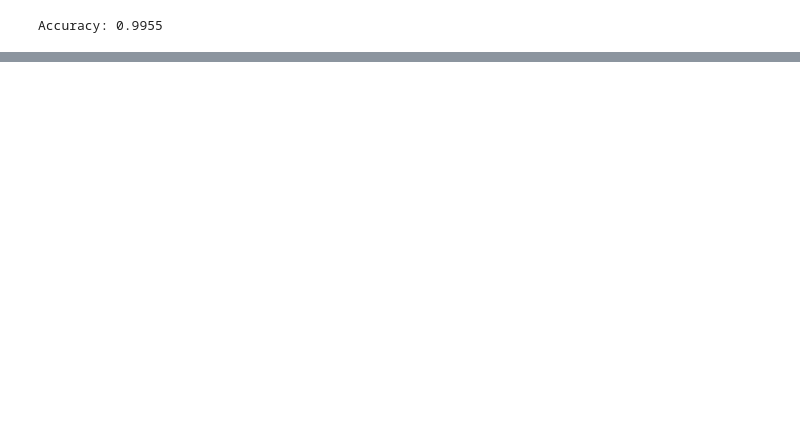
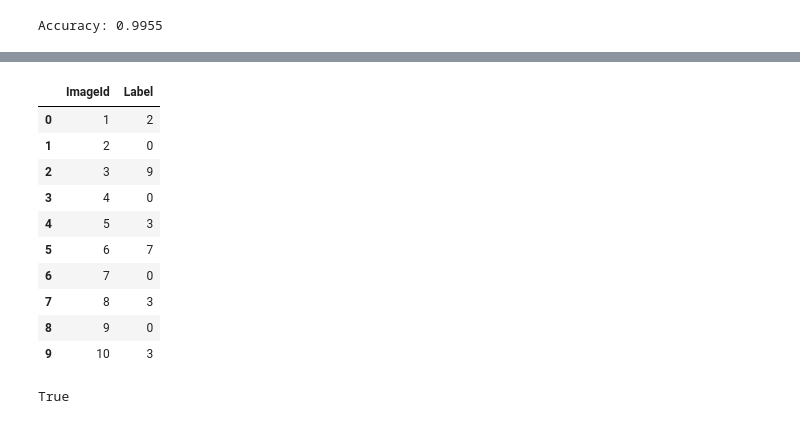
Before and after one commit to Bendi71/ProjectQ, a Jupyter notebook: Case studies/MNIST/Number_image_recognition.ipynb, the cells around one changed output, grey strips where cells are left out. Drawn from its saved outputs; the diff is of its cells as text; code cells hidden in the pictures; blank space fills up the shorter version.

```diff
--- a/Case studies/Number_image_recognition.ipynb
+++ b/Case studies/MNIST/Number_image_recognition.ipynb
@@ -347,0 +379,7 @@ Byerly, A., Kalganova, T., & Dear, I. (2021). No routing needed between capsules
+# %%
+# predict the test data
+# load the model
+from keras.models import load_model
+
+model = load_model('../ML/mnist_cnn_augmented.h5')
+predictions = model.predict(test_reshaped)
@@ -347,0 +388,21 @@ Byerly, A., Kalganova, T., & Dear, I. (2021). No routing needed between capsules
+# %%
+# make the submission
+import numpy as np
+submission = pd.DataFrame({'ImageId': np.arange(1, len(predictions)+1), 'Label': np.argmax(predictions, axis=1)})
+submission.head(n=10)
+# %% [output]
+|  | ImageId | Label |
+| 0 | 1 | 2 |
+| 1 | 2 | 0 |
+| 2 | 3 | 9 |
+| 3 | 4 | 0 |
+| 4 | 5 | 3 |
+| 5 | 6 | 7 |
+| 6 | 7 | 0 |
+| 7 | 8 | 3 |
+| 8 | 9 | 0 |
+| 9 | 10 | 3 |
+# %%
+len(submission) == len(test)
+# %% [output]
+True
```
Also changed, not shown: parts of 9 cells of this notebook, 4 other files.
